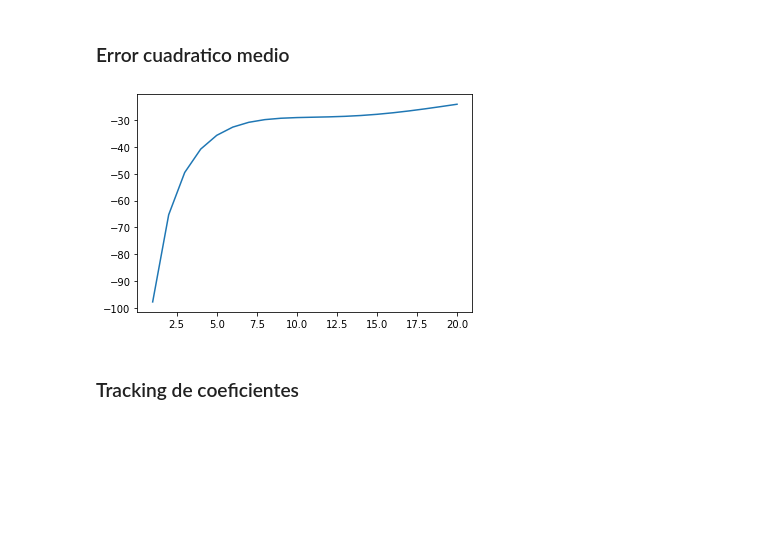
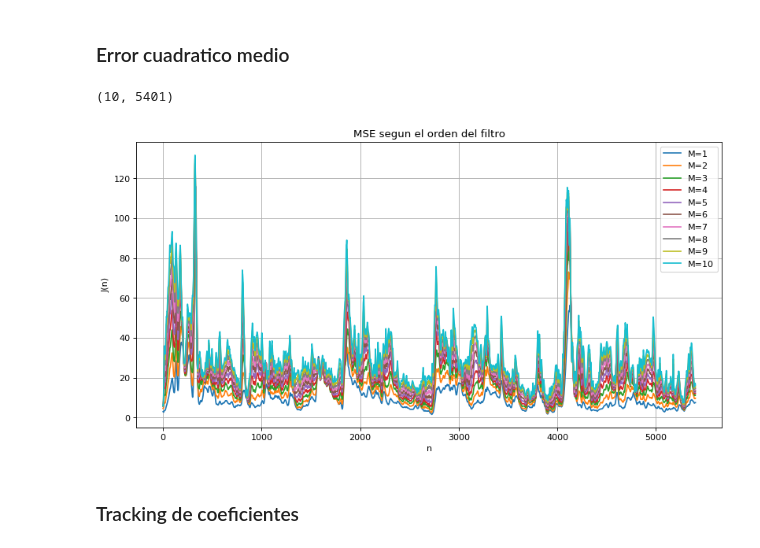
Before and after one commit to ManuMollon261297/PASA, a Jupyter notebook: TP5-LMS-Project/ProyectoLMS.ipynb, the cells around one changed output. Saved outputs shown, nothing was run; the diff lists cells and outputs as text; code cells hidden in the pictures; blank space fills up the shorter version.

```diff
--- a/TP5-LMS-Project/ProyectoLMS.ipynb
+++ b/TP5-LMS-Project/ProyectoLMS.ipynb
@@ -216,7 +177,7 @@ def FilterEOG(h_filter, v_filter, v_sample, h_sample, eeg_sample):
   return clean_sample
 # %%
 # Eleccion del modelo
-selected_mu = 5e-7
+selected_mu = 1e-7
 M = 1
 filter1 = FilterLMS(m=M, mu=selected_mu)
 filter2 = FilterLMS(m=M, mu=selected_mu)
@@ -232,9 +193,17 @@ for i in range(0,len(contaminated_signal)):
   veog_sample = veog_signal[i]
   heog_sample = heog_signal[i]
   eeg_sample = contaminated_signal[i]
-  clean_estimation[i] = FilterEOG(h_filter=filter1, v_filter=filter2, v_sample=veog_sample,
-                                  h_sample=heog_sample, eeg_sample=eeg_sample)
 
-plt.plot(clean_estimation)
+  #calculate outputs
+  veog_out = filter1.filter_sample(veog_sample)
+  heog_out = filter2.filter_sample(heog_sample)
+  #estimate EEG
+  clean_estimation[i] =  eeg_sample - veog_out - heog_out
+
+  # update filters
+  filter1.adapt( e=clean_estimation[i])
+  filter2.adapt( e=clean_estimation[i])
+
+plt.plot(clean_estimation[:-100])
 plt.plot(desired_signal)
 plt.show()
@@ -246,32 +213,49 @@ plt.show()
 ### Error cuadratico medio
 # %%
 selected_mu = 1e-7
-M_values = np.linspace(start=1, stop=20, num=20,dtype=int)
+M_values = np.linspace(start=1,stop=10, num=10, dtype = int)
 var_array = np.zeros(M_values.shape)
-jmin = np.zeros( (54,20) )
-for i in range(0, 1):
-  contaminated_signal = cont_data_list[i][0].astype(np.float64)
-  veog_signal = veog_list[i][0].astype(np.float64)
-  heog_signal = heog_list[i][0].astype(np.float64)
-  desired_signal = clean_list[i][0].astype(np.float64)
-  clean_estimation = np.zeros(len(contaminated_signal))
-  for j in range(0,len(M_values)):
-      M_test = M_values[j]
-      filter1 = FilterLMS(m=M_test, mu=selected_mu)
-      filter2 = FilterLMS(m=M_test, mu=selected_mu)
-      for k in range(0,len(contaminated_signal)):
-        veog_sample = veog_signal[k]
-        heog_sample = heog_signal[k]
-        eeg_sample = contaminated_signal[k]
-        clean_estimation[k] = FilterEOG(h_filter=filter1, v_filter=filter2, v_sample=veog_sample,
-                                        h_sample=heog_sample, eeg_sample=eeg_sample)
+js = np.zeros( (54,5401) )
+j_list = np.zeros( (len(M_values),5401))
+print(j_list.shape)
+plt.figure(num=None, figsize=(12,8), dpi=80, facecolor='w', edgecolor='k')
+plt.ylabel('J(n)')
+plt.xlabel('n')
+plt.title('MSE segun el orden del filtro')
+plt.grid('on')
 
-      var_array[j] = clean_estimation.var()
-  d_var = desired_signal.var() * np.ones(var_array.shape)
-  jmin[i] = d_var - var_array
-  plt.plot(M_values,jmin[i])
+for j in range(0,len(M_values)):
+  M_test = M_values[j]
+  filter1 = FilterLMS(m=M_test, mu=selected_mu)
+  filter2 = FilterLMS(m=M_test, mu=selected_mu)
+  for i in range(0, len(cont_data_list)):
+    contaminated_signal = cont_data_list[i][0].astype(np.float64)
+    veog_signal = veog_list[i][0].astype(np.float64)
+    heog_signal = heog_list[i][0].astype(np.float64)
+    desired_signal = clean_list[i][0].astype(np.float64)
+    clean_estimation = np.zeros(len(contaminated_signal))
+
+    for k in range(0,len(contaminated_signal)):
+      veog_sample = veog_signal[k]
+      heog_sample = heog_signal[k]
+      eeg_sample = contaminated_signal[k]
+      #calculate outputs
+      veog_out = filter1.filter_sample(veog_sample)
+      heog_out = filter2.filter_sample(heog_sample)
+      #estimate EEG
+      clean_estimation[k] =  eeg_sample - veog_out - heog_out
+
+      # update filters
+      filter1.adapt( e=clean_estimation[k])
+      filter2.adapt( e=clean_estimation[k])
+    js[i] = (desired_signal[:5401] - clean_estimation[:5401])**2
+  j_list[j] =js.sum(axis=0) / len(cont_data_list)
+  plt.plot(j_list[j], label="M="+str(M_test))
+plt.legend()
+plt.show()
 # %% [output]
+(10, 5401)
-[figure, old version]
+[figure, new version]
 # %% [markdown]
 ### Tracking de coeficientes
 # %%
```
Also changed, not shown: parts of 8 cells of this notebook.
